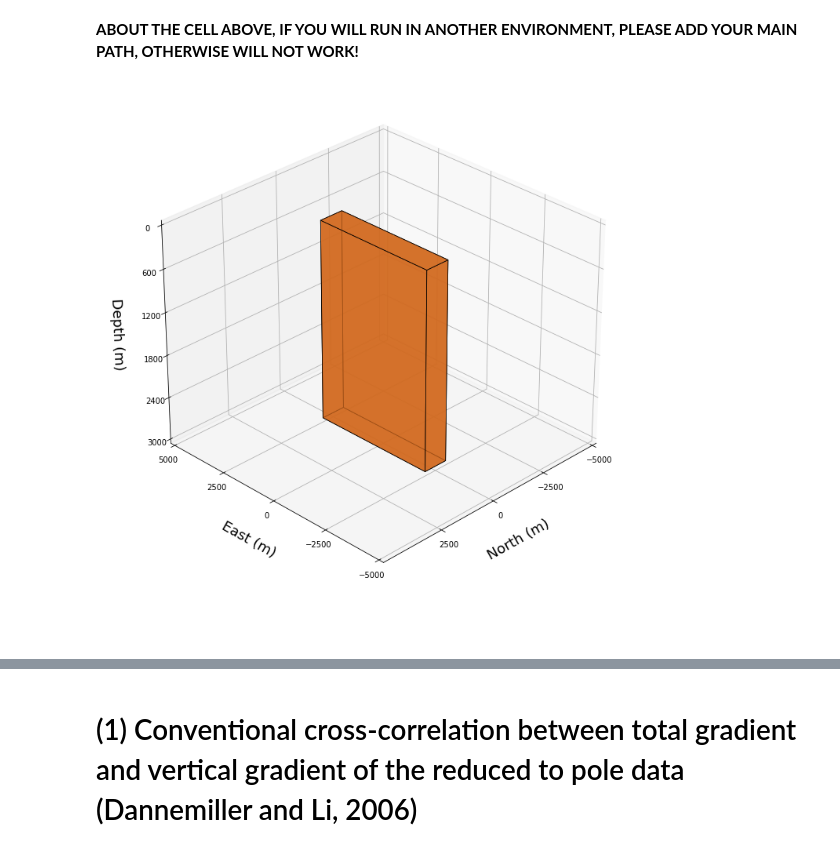
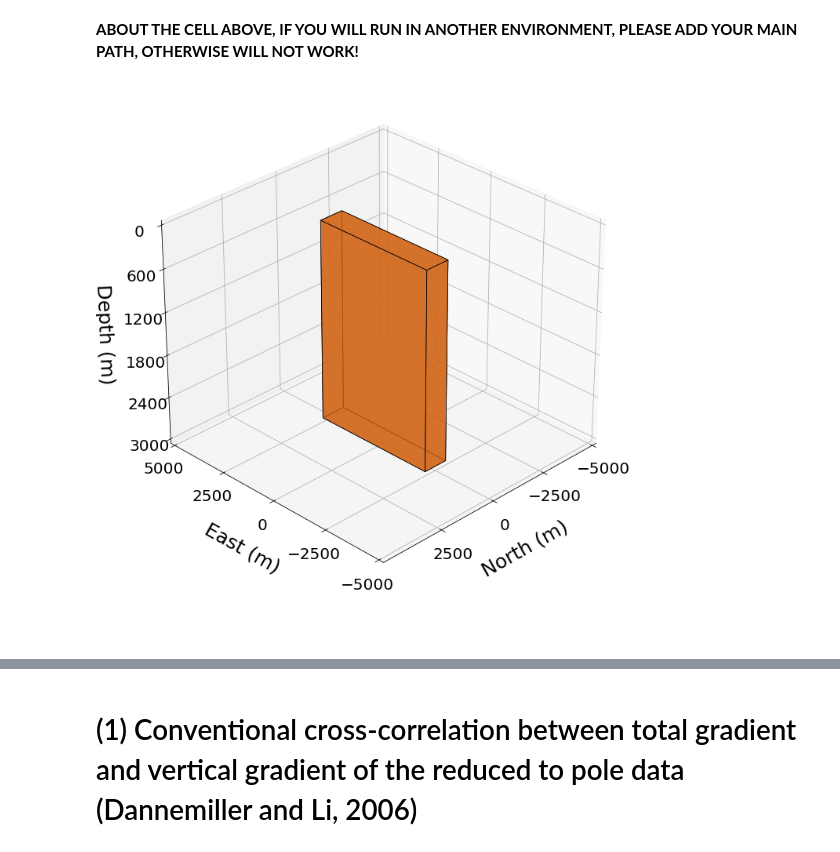
Before and after one commit to nelsondelimar/master, a Jupyter notebook: manuscript_correlation_R1/manuscript-simpletest.ipynb, the cells around one changed output, grey strips where cells are left out. Drawn from its saved outputs; the diff is of its cells as text; code cells hidden in the pictures.

```diff
--- a/manuscript_correlation_R1/manuscript-simpletest.ipynb
+++ b/manuscript_correlation_R1/manuscript-simpletest.ipynb
@@ -46,40 +46,41 @@ vert =  [[v[0],v[1],v[2],v[3]],
          [v[4],v[5],v[6],v[7]]]
 
 fig01 = Poly3DCollection(vert, alpha = 0.75, linewidths = 0.75, edgecolors = 'k')
 fig01.set_facecolor('chocolate')
 ax.add_collection3d(fig01)
 
 # Define the scale of the projection
 x_scale = 1.2
 y_scale = 1.2
 z_scale = 1.
 scale=numpy.diag([x_scale, y_scale, z_scale, 1.0])
 scale=scale*(1.0/scale.max())
 scale[3,3] = 1.
 def short_proj():
     return numpy.dot(Axes3D.get_proj(ax), scale)
 ax.get_proj = short_proj
 
 # Labels
-ax.set_xlabel('North (m)', size = 18, labelpad = 20)
-ax.set_ylabel('East (m)', size = 18, labelpad = 20)
-ax.set_zlabel('Depth (m)', size = 18, labelpad = 20)
+ax.set_xlabel('North (m)', size = 25, labelpad = 30)
+ax.set_ylabel('East (m)', size = 25, labelpad = 30)
+ax.set_zlabel('Depth (m)', size = 25, labelpad = 30)
 ax.set_xlim(xo.min(), xo.max())
 ax.set_ylim(yo.min(), yo.max())
 ax.set_zlim(0., z2)
 ax.set_xticks(numpy.arange(xo.min(), xo.max(), 2500))
 ax.set_yticks(numpy.linspace(yo.min(), yo.max(), 5))
-ax.set_zticks(numpy.linspace(0., z2, 6), )
+ax.set_zticks(numpy.linspace(0., z2, 6))
+ax.tick_params(labelsize = 20, pad = 10)
 
 # Visualization angle
 ax.view_init(210, 135)
 
 pyplot.tight_layout(True)
-pyplot.savefig('figs/dikemodel.png', dpi = 600, bbox_inches = 'tight', transparent = True)
-pyplot.savefig('figs/dikemodel.pdf', dpi = 600, bbox_inches = 'tight', transparent = True)
+pyplot.savefig('figs/dikemodel.png', dpi = 300, bbox_inches = 'tight', transparent = True)
+pyplot.savefig('figs/dikemodel.pdf', dpi = 300, bbox_inches = 'tight', transparent = True)
 pyplot.show()
 # %% [output]
-[figure, old version]
+[figure, new version]
 # %%
 # Import the modules for calculating the total field anomaly
 from codes import prism
```
Also changed, not shown: parts of 24 cells of this notebook.
